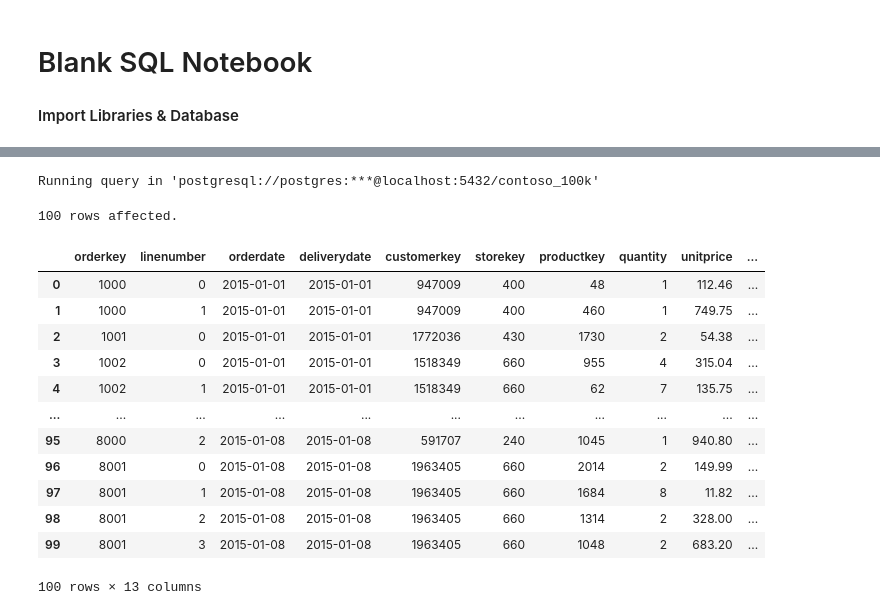
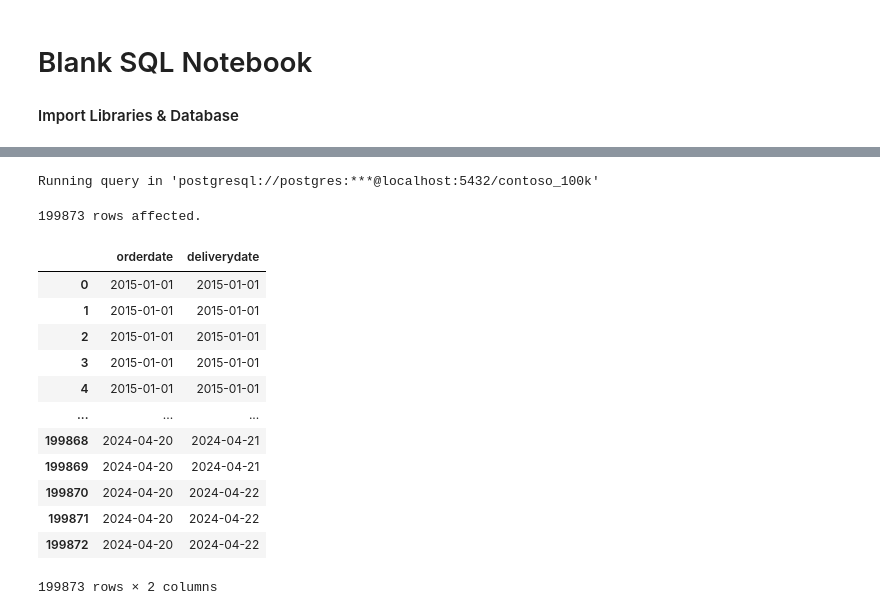
Before and after one commit to Sahil8110/sorting, a Jupyter notebook: Resources/Blank_SQL_Notebook.ipynb, the cells around one changed output, grey strips where cells are left out. Drawn from its saved outputs; the diff is of its cells as text; code cells hidden in the pictures.

```diff
--- a/Resources/Blank_SQL_Notebook.ipynb
+++ b/Resources/Blank_SQL_Notebook.ipynb
@@ -57,0 +60,9 @@ Connecting to 'postgresql://postgres:***@localhost:5432/contoso_100k'
+# %%
+%%sql
+select
+date_trunc('month',orderdate):: date as order_month,
+sum(quantity*netprice*exchangerate) as net_revenue,
+count(DISTINCT customerkey) as total_customers
+from sales
+group by
+    order_month
@@ -58,22 +357,21 @@ Connecting to 'postgresql://postgres:***@localhost:5432/contoso_100k'
 # %%
 %%sql
-
-select *
-from sales
-limit 100
+select orderdate,
+deliverydate
+From sales
 # %% [output]
 Running query in 'postgresql://postgres:***@localhost:5432/contoso_100k'
-100 rows affected.
+199873 rows affected.
-|  | orderkey | linenumber | orderdate | deliverydate | customerkey | storekey | productkey | quantity | unitprice | ... |
-| 0 | 1000 | 0 | 2015-01-01 | 2015-01-01 | 947009 | 400 | 48 | 1 | 112.46 | ... |
-| 1 | 1000 | 1 | 2015-01-01 | 2015-01-01 | 947009 | 400 | 460 | 1 | 749.75 | ... |
-| 2 | 1001 | 0 | 2015-01-01 | 2015-01-01 | 1772036 | 430 | 1730 | 2 | 54.38 | ... |
-| 3 | 1002 | 0 | 2015-01-01 | 2015-01-01 | 1518349 | 660 | 955 | 4 | 315.04 | ... |
-| 4 | 1002 | 1 | 2015-01-01 | 2015-01-01 | 1518349 | 660 | 62 | 7 | 135.75 | ... |
-| ... | ... | ... | ... | ... | ... | ... | ... | ... | ... | ... |
-| 95 | 8000 | 2 | 2015-01-08 | 2015-01-08 | 591707 | 240 | 1045 | 1 | 940.80 | ... |
-| 96 | 8001 | 0 | 2015-01-08 | 2015-01-08 | 1963405 | 660 | 2014 | 2 | 149.99 | ... |
-| 97 | 8001 | 1 | 2015-01-08 | 2015-01-08 | 1963405 | 660 | 1684 | 8 | 11.82 | ... |
-| 98 | 8001 | 2 | 2015-01-08 | 2015-01-08 | 1963405 | 660 | 1314 | 2 | 328.00 | ... |
-| 99 | 8001 | 3 | 2015-01-08 | 2015-01-08 | 1963405 | 660 | 1048 | 2 | 683.20 | ... |
+|  | orderdate | deliverydate |
+| 0 | 2015-01-01 | 2015-01-01 |
+| 1 | 2015-01-01 | 2015-01-01 |
+| 2 | 2015-01-01 | 2015-01-01 |
+| 3 | 2015-01-01 | 2015-01-01 |
+| 4 | 2015-01-01 | 2015-01-01 |
+| ... | ... | ... |
+| 199868 | 2024-04-20 | 2024-04-21 |
+| 199869 | 2024-04-20 | 2024-04-21 |
+| 199870 | 2024-04-20 | 2024-04-22 |
+| 199871 | 2024-04-20 | 2024-04-22 |
+| 199872 | 2024-04-20 | 2024-04-22 |
-100 rows × 13 columns
+199873 rows × 2 columns
```
Also changed, not shown: parts of 39 cells of this notebook.
